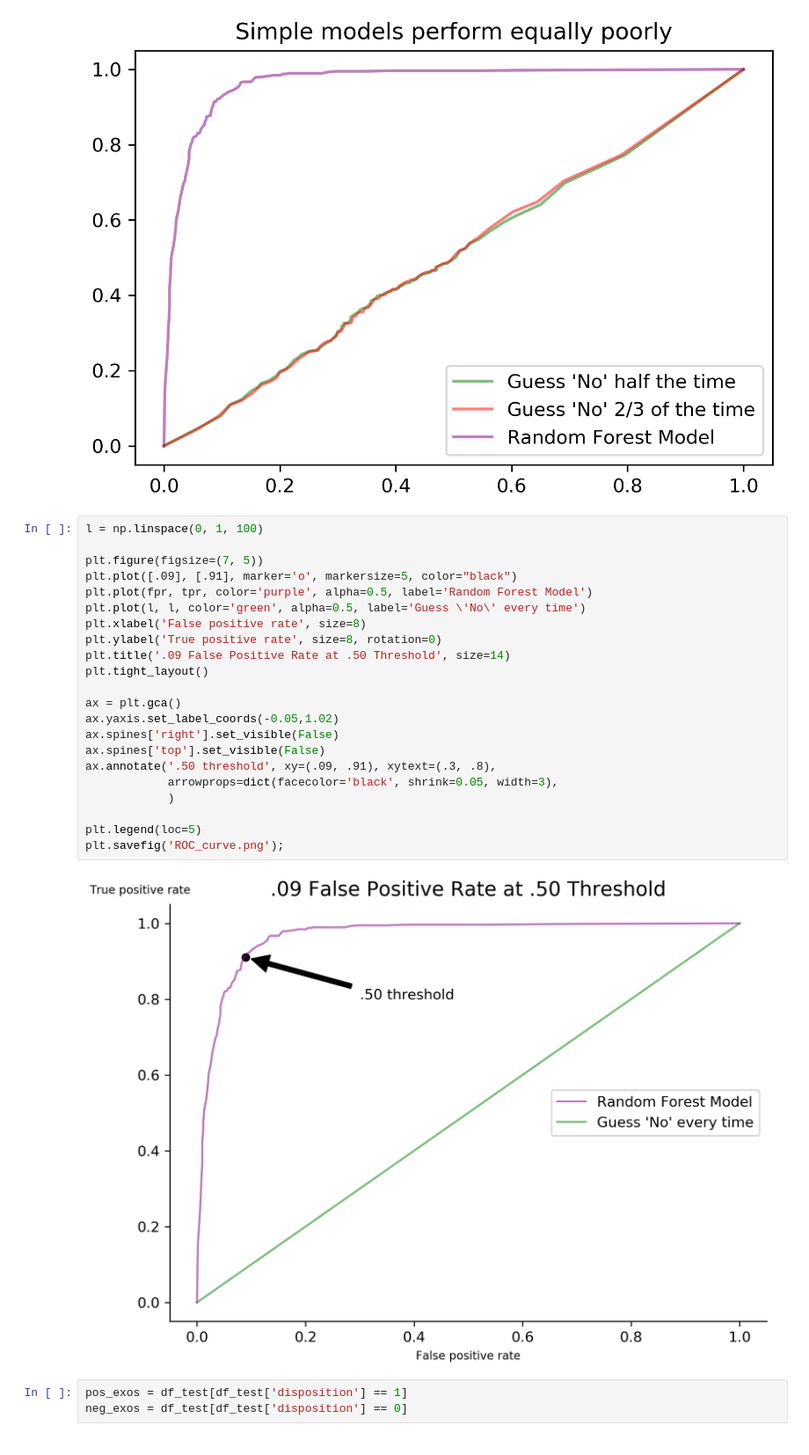
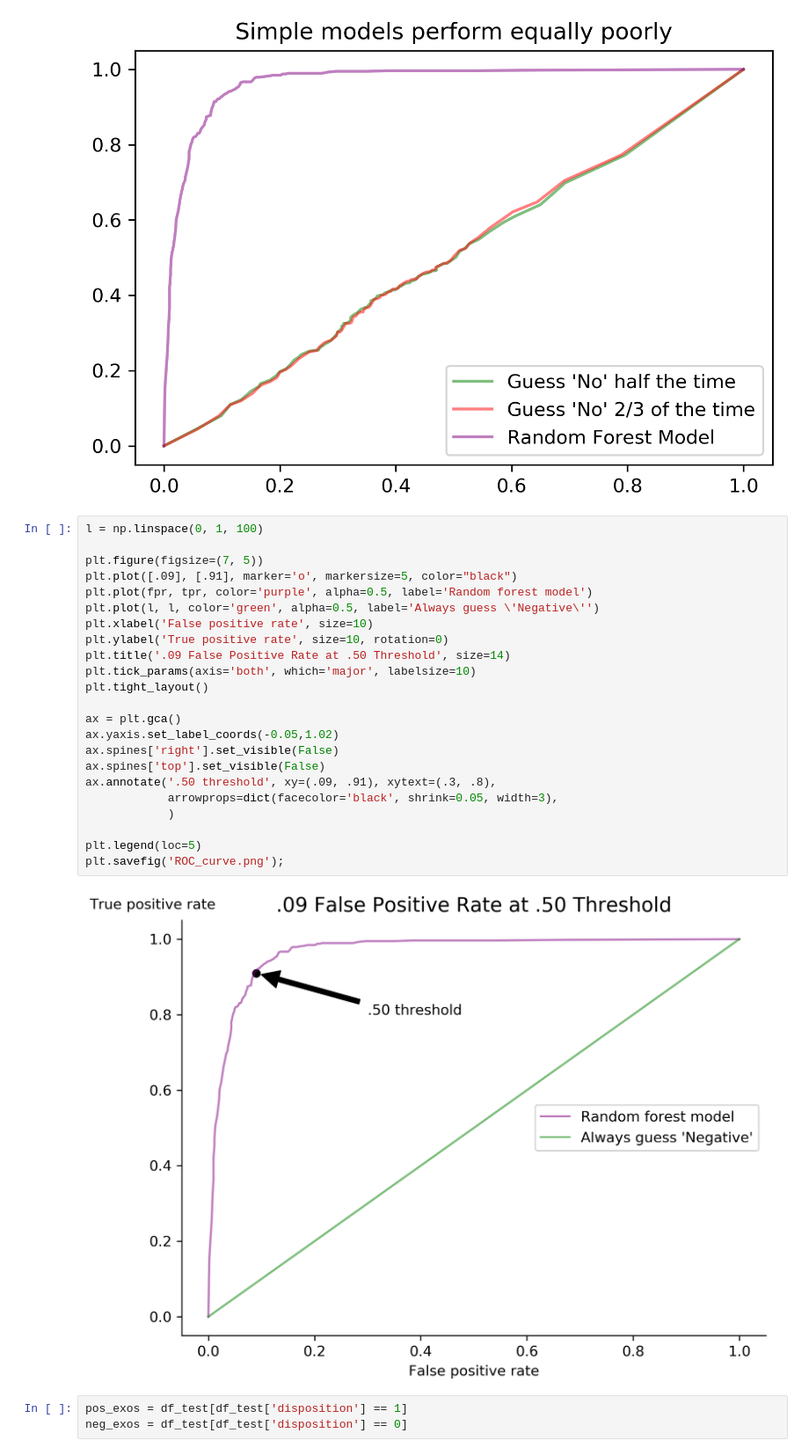
Before and after one commit to luketibbott/exo-or-not, a Jupyter notebook: finalize-model.ipynb, the cells around one changed output. Shown at 88% size. Drawn from its saved outputs; the diff is of its cells as text.

```diff
--- a/finalize-model.ipynb
+++ b/finalize-model.ipynb
@@ -296,27 +302,28 @@ plt.legend();
 # %%
 l = np.linspace(0, 1, 100)
 
 plt.figure(figsize=(7, 5))
 plt.plot([.09], [.91], marker='o', markersize=5, color="black")
-plt.plot(fpr, tpr, color='purple', alpha=0.5, label='Random Forest Model')
-plt.plot(l, l, color='green', alpha=0.5, label='Guess \'No\' every time')
-plt.xlabel('False positive rate', size=8)
-plt.ylabel('True positive rate', size=8, rotation=0)
+plt.plot(fpr, tpr, color='purple', alpha=0.5, label='Random forest model')
+plt.plot(l, l, color='green', alpha=0.5, label='Always guess \'Negative\'')
+plt.xlabel('False positive rate', size=10)
+plt.ylabel('True positive rate', size=10, rotation=0)
 plt.title('.09 False Positive Rate at .50 Threshold', size=14)
+plt.tick_params(axis='both', which='major', labelsize=10)
 plt.tight_layout()
 
 ax = plt.gca()
 ax.yaxis.set_label_coords(-0.05,1.02)
 ax.spines['right'].set_visible(False)
 ax.spines['top'].set_visible(False)
 ax.annotate('.50 threshold', xy=(.09, .91), xytext=(.3, .8),
             arrowprops=dict(facecolor='black', shrink=0.05, width=3),
             )
 
 plt.legend(loc=5)
 plt.savefig('ROC_curve.png');
 # %% [output]
-[figure, old version]
+[figure, new version]
 # %%
 pos_exos = df_test[df_test['disposition'] == 1]
 neg_exos = df_test[df_test['disposition'] == 0]
```
Also changed, not shown: parts of 3 cells of this notebook.
